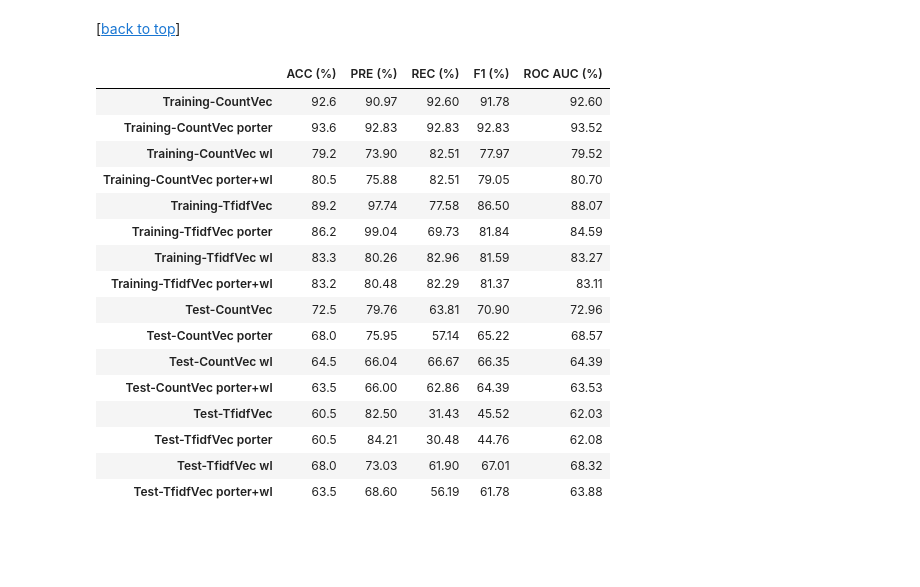
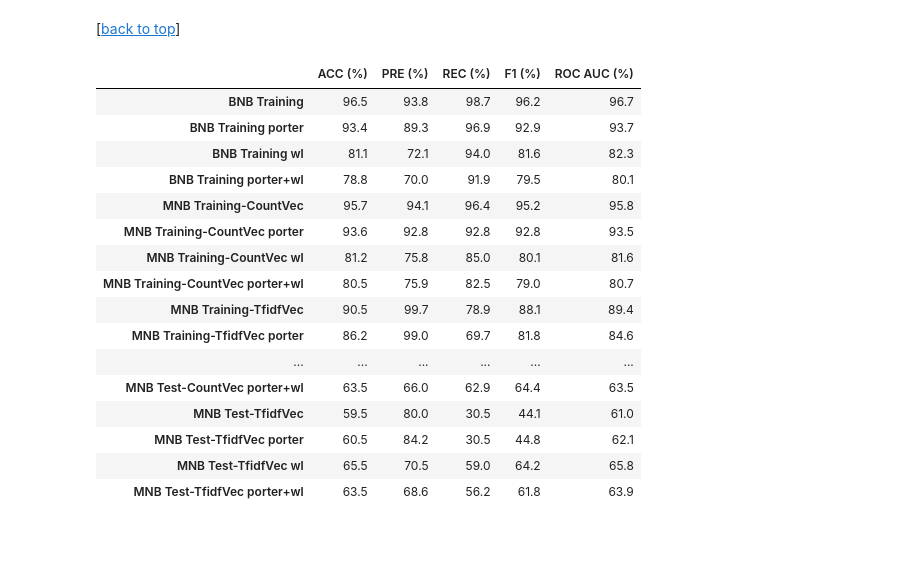
Before and after one commit to rasbt/musicmood, a Jupyter notebook: code/classify_lyrics/nb_whitelist_model.ipynb, the cells around one changed output. Cells and saved outputs as stored; diff of their text form; code cells hidden in the pictures.

Commit message:
added bernoulli to table

```diff
--- a/code/classify_lyrics/nb_whitelist_model.ipynb
+++ b/code/classify_lyrics/nb_whitelist_model.ipynb
@@ -778,10 +830,14 @@ rec_scorer = metrics.make_scorer(metrics.recall_score, greater_is_better=True, p
 f1_scorer = metrics.make_scorer(metrics.f1_score, greater_is_better=True, pos_label=0)
 auc_scorer = metrics.make_scorer(metrics.roc_auc_score, greater_is_better=True)
 # %%
-labels = ['Training-CountVec', 'Training-CountVec porter', 'Training-CountVec wl', 'Training-CountVec porter+wl',
-             'Training-TfidfVec', 'Training-TfidfVec porter', 'Training-TfidfVec wl', 'Training-TfidfVec porter+wl',
-             'Test-CountVec', 'Test-CountVec porter', 'Test-CountVec wl', 'Test-CountVec porter+wl',
-             'Test-TfidfVec', 'Test-TfidfVec porter', 'Test-TfidfVec wl', 'Test-TfidfVec porter+wl']
+
+labels = ['BNB Training', 'BNB Training porter', 'BNB Training wl', 'BNB Training porter+wl',
+          'MNB Training-CountVec', 'MNB Training-CountVec porter', 'MNB Training-CountVec wl', 'MNB Training-CountVec porter+wl',
+          'MNB Training-TfidfVec', 'MNB Training-TfidfVec porter', 'MNB Training-TfidfVec wl', 'MNB Training-TfidfVec porter+wl',
+          'BNB Test', 'BNB Test porter', 'BNB Test wl', 'BNB Test porter+wl',
+          'MNB Test-CountVec', 'MNB Test-CountVec porter', 'MNB Test-CountVec wl', 'MNB Test-CountVec porter+wl',
+          'MNB Test-TfidfVec', 'MNB Test-TfidfVec porter', 'MNB Test-TfidfVec wl', 'MNB Test-TfidfVec porter+wl'
+          ]
 
 d = {'Data':labels,
      'ACC (%)':[],
@@ -791,7 +847,11 @@ d = {'Data':labels,
      'ROC AUC (%)':[],
 }
 
-for clf in [clf_1, clf_2, clf_3, clf_4, clf_5, clf_6, clf_7, clf_8]:
+
+for clf in [clf_9, clf_10, clf_11, clf_12, clf_1, clf_2, clf_3, clf_4, clf_5, clf_6, clf_7, clf_8]:
+    clf.fit(X_train, y_train)
+
+for clf in [clf_9, clf_10, clf_11, clf_12, clf_1, clf_2, clf_3, clf_4, clf_5, clf_6, clf_7, clf_8]:
 
     d['ACC (%)'].append(acc_scorer(estimator=clf, X=X_train, y_true=y_train))
     d['PRE (%)'].append(pre_scorer(estimator=clf, X=X_train, y_true=y_train))
@@ -799,7 +859,7 @@ for clf in [clf_1, clf_2, clf_3, clf_4, clf_5, clf_6, clf_7, clf_8]:
     d['F1 (%)'].append(f1_scorer(estimator=clf, X=X_train, y_true=y_train))
     d['ROC AUC (%)'].append(auc_scorer(estimator=clf, X=X_train, y_true=y_train))
 
-for clf in [clf_1, clf_2, clf_3, clf_4, clf_5, clf_6, clf_7, clf_8]:
+for clf in [clf_9, clf_10, clf_11, clf_12, clf_1, clf_2, clf_3, clf_4, clf_5, clf_6, clf_7, clf_8]:
 
     d['ACC (%)'].append(acc_scorer(estimator=clf, X=X_test, y_true=y_test))
     d['PRE (%)'].append(pre_scorer(estimator=clf, X=X_test, y_true=y_test))
@@ -807,28 +867,30 @@ for clf in [clf_1, clf_2, clf_3, clf_4, clf_5, clf_6, clf_7, clf_8]:
     d['F1 (%)'].append(f1_scorer(estimator=clf, X=X_test, y_true=y_test))
     d['ROC AUC (%)'].append(auc_scorer(estimator=clf, X=X_test, y_true=y_test))
 # %%
+pd.set_option('precision', 2)
+
 df_perform = pd.DataFrame(d)
 df_perform = df_perform[['ACC (%)', 'PRE (%)', 'REC (%)', 'F1 (%)', 'ROC AUC (%)']]
 df_perform.index=(labels)
 df_perform = df_perform*100
 df_perform = np.round(df_perform, decimals=2)
 df_perform
 # %% [output]
 |  | ACC (%) | PRE (%) | REC (%) | F1 (%) | ROC AUC (%) |
-| Training-CountVec | 92.6 | 90.97 | 92.60 | 91.78 | 92.60 |
-| Training-CountVec porter | 93.6 | 92.83 | 92.83 | 92.83 | 93.52 |
-| Training-CountVec wl | 79.2 | 73.90 | 82.51 | 77.97 | 79.52 |
-| Training-CountVec porter+wl | 80.5 | 75.88 | 82.51 | 79.05 | 80.70 |
-| Training-TfidfVec | 89.2 | 97.74 | 77.58 | 86.50 | 88.07 |
-| Training-TfidfVec porter | 86.2 | 99.04 | 69.73 | 81.84 | 84.59 |
-| Training-TfidfVec wl | 83.3 | 80.26 | 82.96 | 81.59 | 83.27 |
-| Training-TfidfVec porter+wl | 83.2 | 80.48 | 82.29 | 81.37 | 83.11 |
-| Test-CountVec | 72.5 | 79.76 | 63.81 | 70.90 | 72.96 |
-| Test-CountVec porter | 68.0 | 75.95 | 57.14 | 65.22 | 68.57 |
-| Test-CountVec wl | 64.5 | 66.04 | 66.67 | 66.35 | 64.39 |
-| Test-CountVec porter+wl | 63.5 | 66.00 | 62.86 | 64.39 | 63.53 |
-| Test-TfidfVec | 60.5 | 82.50 | 31.43 | 45.52 | 62.03 |
-| Test-TfidfVec porter | 60.5 | 84.21 | 30.48 | 44.76 | 62.08 |
-| Test-TfidfVec wl | 68.0 | 73.03 | 61.90 | 67.01 | 68.32 |
-| Test-TfidfVec porter+wl | 63.5 | 68.60 | 56.19 | 61.78 | 63.88 |
+| BNB Training | 96.5 | 93.8 | 98.7 | 96.2 | 96.7 |
+| BNB Training porter | 93.4 | 89.3 | 96.9 | 92.9 | 93.7 |
+| BNB Training wl | 81.1 | 72.1 | 94.0 | 81.6 | 82.3 |
+| BNB Training porter+wl | 78.8 | 70.0 | 91.9 | 79.5 | 80.1 |
+| MNB Training-CountVec | 95.7 | 94.1 | 96.4 | 95.2 | 95.8 |
+| MNB Training-CountVec porter | 93.6 | 92.8 | 92.8 | 92.8 | 93.5 |
+| MNB Training-CountVec wl | 81.2 | 75.8 | 85.0 | 80.1 | 81.6 |
+| MNB Training-CountVec porter+wl | 80.5 | 75.9 | 82.5 | 79.0 | 80.7 |
+| MNB Training-TfidfVec | 90.5 | 99.7 | 78.9 | 88.1 | 89.4 |
+| MNB Training-TfidfVec porter | 86.2 | 99.0 | 69.7 | 81.8 | 84.6 |
+| ... | ... | ... | ... | ... | ... |
+| MNB Test-CountVec porter+wl | 63.5 | 66.0 | 62.9 | 64.4 | 63.5 |
+| MNB Test-TfidfVec | 59.5 | 80.0 | 30.5 | 44.1 | 61.0 |
+| MNB Test-TfidfVec porter | 60.5 | 84.2 | 30.5 | 44.8 | 62.1 |
+| MNB Test-TfidfVec wl | 65.5 | 70.5 | 59.0 | 64.2 | 65.8 |
+| MNB Test-TfidfVec porter+wl | 63.5 | 68.6 | 56.2 | 61.8 | 63.9 |
 # %%
```
Also changed, not shown: parts of 4 cells of this notebook, 3 other files.
